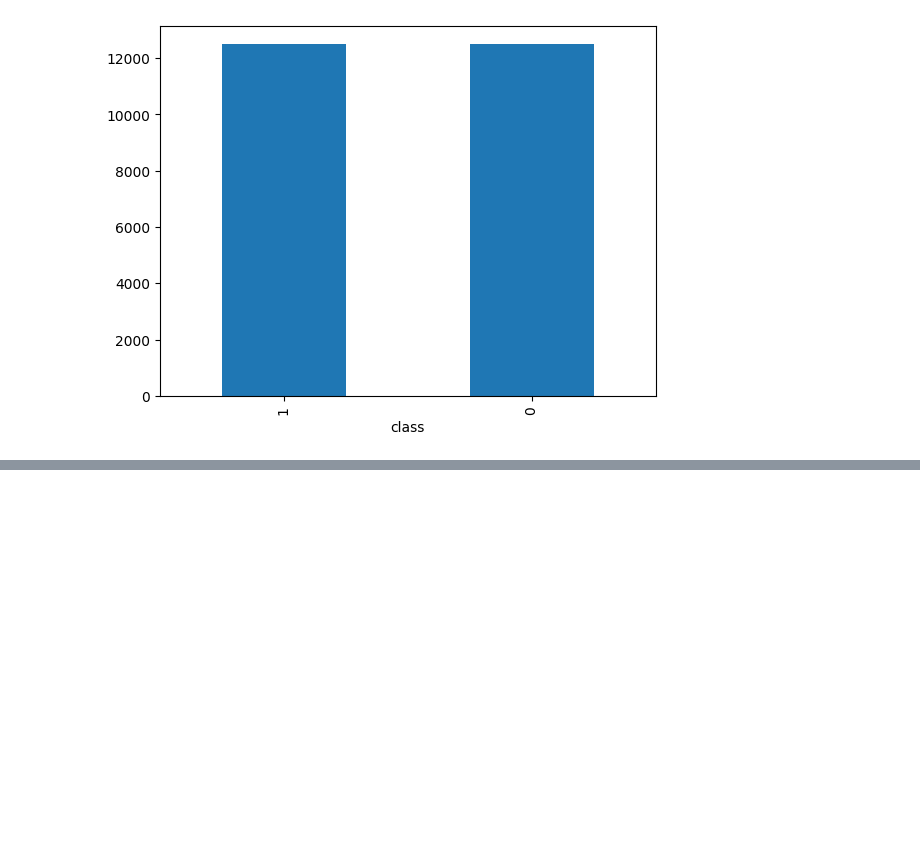
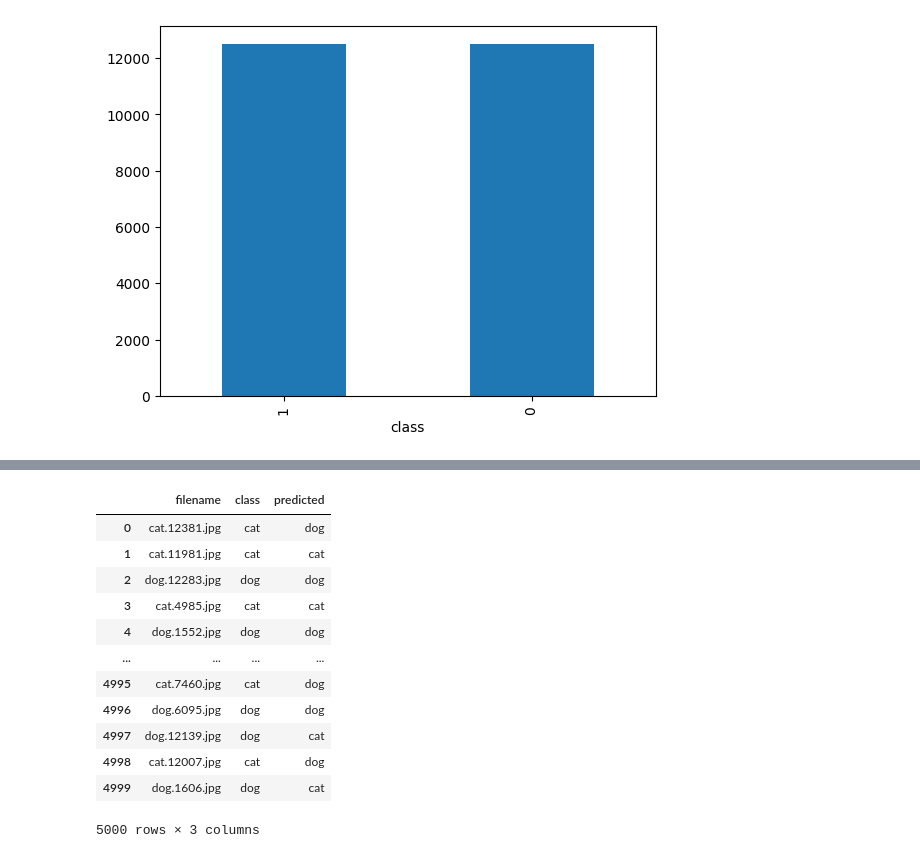
Before and after one commit to bohdanvodianyk/deep-learning-computer-vision, a Jupyter notebook: keras-CATvsDOG-callback.ipynb, the cells around one changed output, grey strips where cells are left out. Cells and saved outputs as stored; diff of their text form; code cells hidden in the pictures; blank space fills up the shorter version.

```diff
--- a/keras-CATvsDOG-callback.ipynb
+++ b/keras-CATvsDOG-callback.ipynb
@@ -111,0 +246,19 @@ df.head()
+# %%
+validate_df['predicted'] = np.argmax(predict, axis=-1)
+label_map = dict((v,k) for k,v in train_generator.class_indices.items())
+validate_df['predicted'] = validate_df['predicted'].replace(label_map)
+validate_df
+# %% [output]
+|  | filename | class | predicted |
+| 0 | cat.12381.jpg | cat | dog |
+| 1 | cat.11981.jpg | cat | cat |
+| 2 | dog.12283.jpg | dog | dog |
+| 3 | cat.4985.jpg | cat | cat |
+| 4 | dog.1552.jpg | dog | dog |
+| ... | ... | ... | ... |
+| 4995 | cat.7460.jpg | cat | dog |
+| 4996 | dog.6095.jpg | dog | dog |
+| 4997 | dog.12139.jpg | dog | cat |
+| 4998 | cat.12007.jpg | cat | dog |
+| 4999 | dog.1606.jpg | dog | cat |
+5000 rows × 3 columns
```
Also changed, not shown: parts of 20 cells of this notebook.
